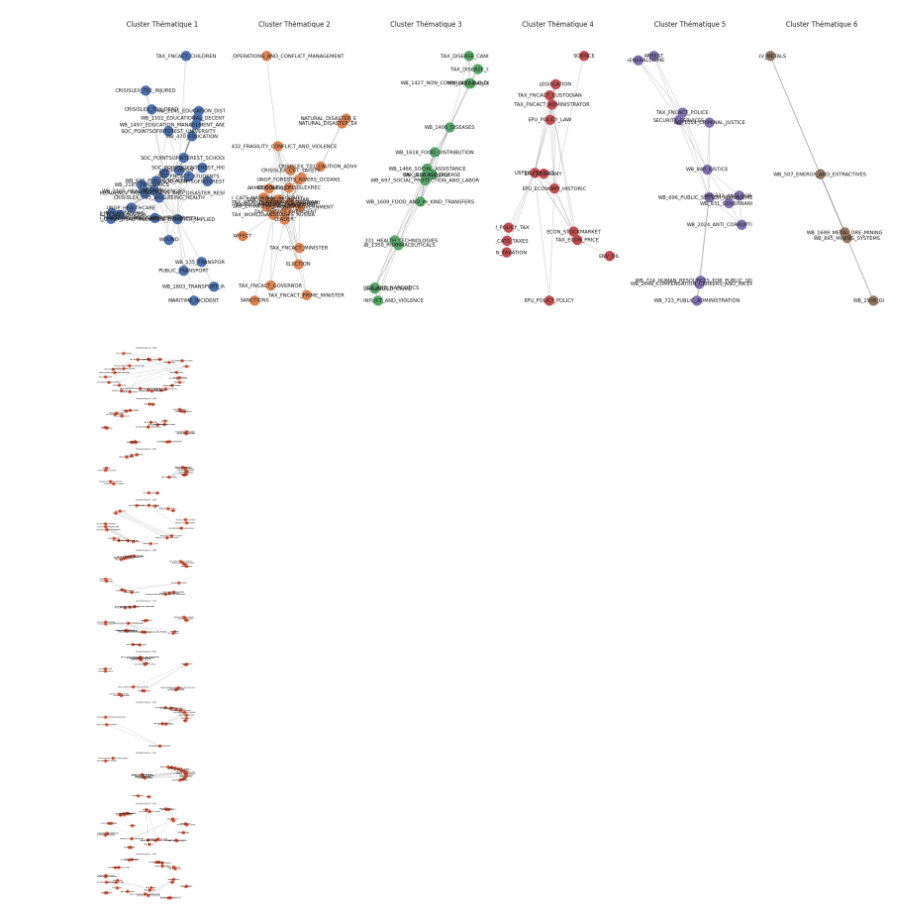
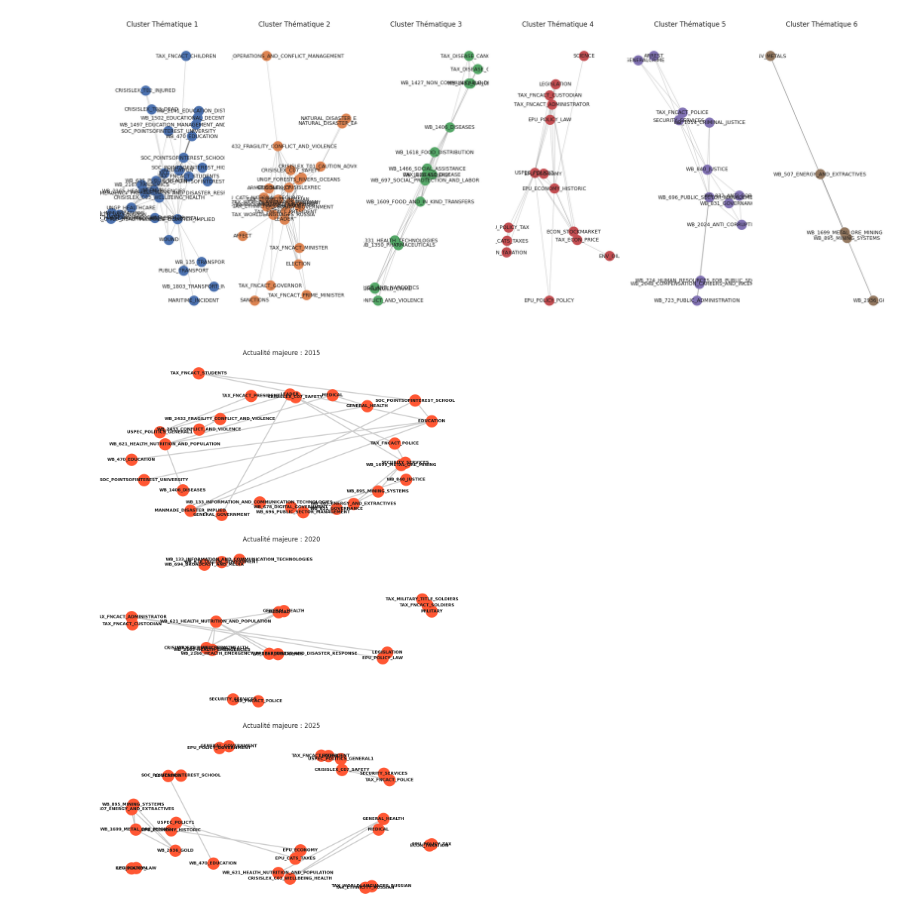
Before and after one commit to clucasmurex/gdelt, a Jupyter notebook: gdelt_explo.ipynb, the cells around one changed output. Saved outputs shown, nothing was run; the diff lists cells and outputs as text; code cells hidden in the pictures.

```diff
--- a/gdelt_explo.ipynb
+++ b/gdelt_explo.ipynb
@@ -628,44 +624,3 @@ plt.show()
 [figure]
 # %% [markdown]
 ## 7. Themes analysis
-# %%
-print("⏳ Calcul des co-occurrences optimisé...")
-
-df_pairs = con.execute("""
-    SELECT
-        theme1, theme2, COUNT(*) as weight
-    FROM (
-        SELECT
-            split_part(t1.raw_theme, ',', 1) AS theme1,
-            split_part(t2.raw_theme, ',', 1) AS theme2
-        FROM (
-            SELECT GKGRECORDID, TRIM(UNNEST(string_split(EnhancedThemes, ';'))) AS raw_theme
-            FROM gkg_clean
-            WHERE hash(GKGRECORDID) % 100 = 0
-              AND EnhancedThemes IS NOT NULL AND EnhancedThemes != ''
-        ) t1
-        JOIN (
-            SELECT GKGRECORDID, TRIM(UNNEST(string_split(EnhancedThemes, ';'))) AS raw_theme
-            FROM gkg_clean
-            WHERE hash(GKGRECORDID) % 100 = 0
-              AND EnhancedThemes IS NOT NULL AND EnhancedThemes != ''
-        ) t2 ON t1.GKGRECORDID = t2.GKGRECORDID
-        -- On force l'ordre alphabétique (theme1 < theme2) pour éviter de compter A-B et B-A comme deux liens différents
-        WHERE split_part(t1.raw_theme, ',', 1) < split_part(t2.raw_theme, ',', 1)
-    )
-    GROUP BY theme1, theme2
-    HAVING weight > 500
-    ORDER BY weight DESC
-    LIMIT 500
-""").df()
-
-print(f"✅ Calcul terminé ! {len(df_pairs)} paires extraites.")
-
-# Construction du graphe
-import networkx as nx
-G = nx.Graph()
-for _, row in df_pairs.iterrows():
-    G.add_edge(row['theme1'], row['theme2'], weight=row['weight'])
-
-# Affichage simple pour valider
-print(f"Graphe créé avec {G.number_of_nodes()} thèmes et {G.number_of_edges()} liens.")
@@ -701,7 +780,7 @@ plt.show()
 [figure]
 # %%
 # Liste des années à traiter
-annees = [2015, 2016, 2017, 2018, 2019, 2020, 2021, 2022, 2023, 2024, 2025]
+annees = [2015, 2020,2025]
 
 # Configuration de la grille
 fig, axes = plt.subplots(len(annees), 1, figsize=(10, 5 * len(annees)))
@@ -726,31 +805,31 @@ for i, annee in enumerate(annees):
             ) t2 ON t1.GKGRECORDID = t2.GKGRECORDID
             WHERE split_part(t1.raw_theme, ',', 1) < split_part(t2.raw_theme, ',', 1)
         )
         GROUP BY theme1, theme2
         HAVING weight > 500
         ORDER BY weight DESC
         LIMIT 25
     """).df()
 
     if df_pairs.empty:
         ax.text(0.5, 0.5, 'Données manquantes', ha='center')
         continue
 
     # 2. Construction du graphe simplifié
     G = nx.Graph()
     for _, row in df_pairs.iterrows():
         G.add_edge(row['theme1'], row['theme2'], weight=row['weight'])
 
     # 3. Dessin épuré
     pos = nx.kamada_kawai_layout(G)
     nx.draw_networkx_nodes(G, pos, ax=ax, node_size=500, node_color="#FF5733")
     nx.draw_networkx_labels(G, pos, ax=ax, font_size=8, font_weight="bold")
     nx.draw_networkx_edges(G, pos, ax=ax, width=2, edge_color="#cccccc")
 
     ax.set_title(f"Actualité majeure : {annee}", fontsize=12)
     ax.axis('off')
 
 plt.tight_layout()
 plt.show()
 # %% [output]
-[figure, old version]
+[figure, new version]
```
Also changed, not shown: parts of 18 cells of this notebook.
